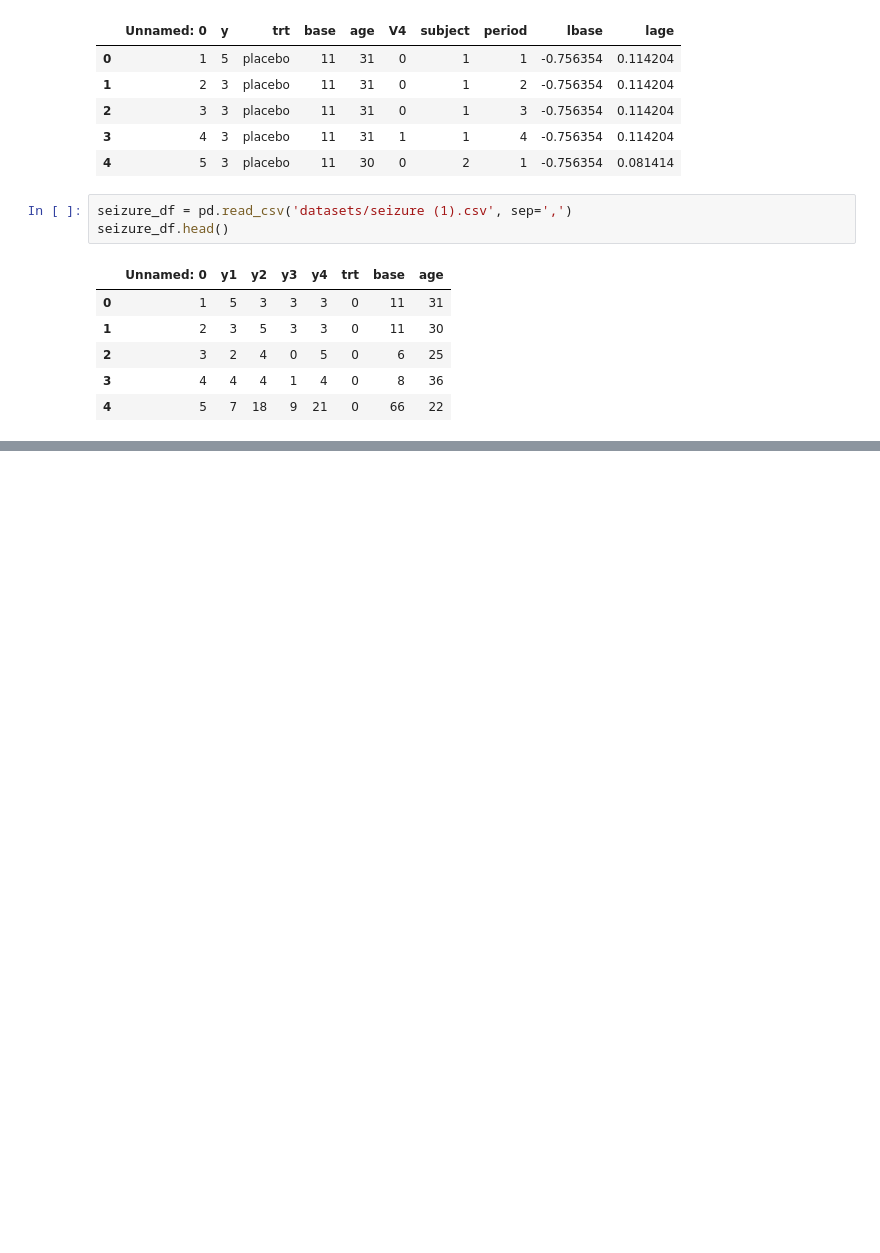
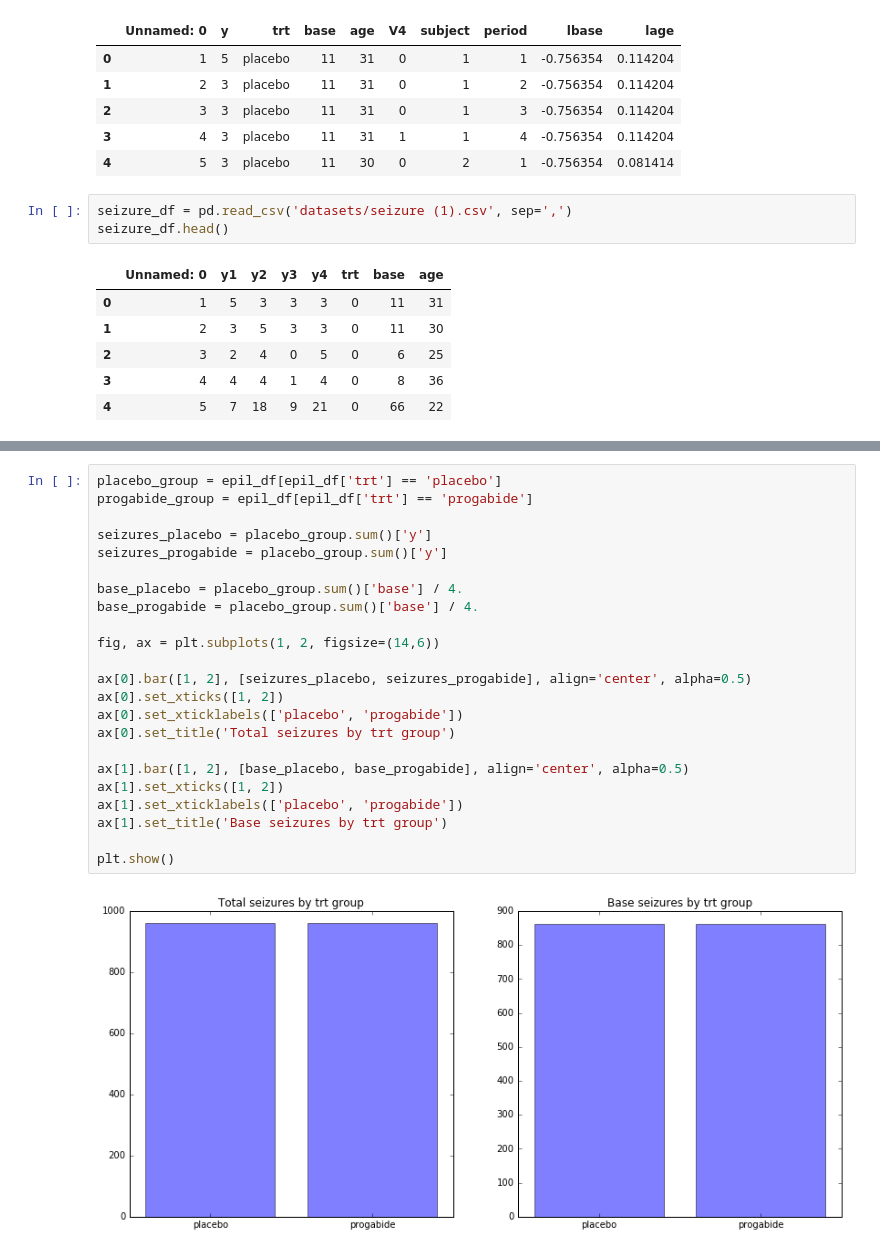
Before and after one commit to fbecerra/seizuresandepilepsy, a Jupyter notebook: explore_epil_data.ipynb, the cells around one changed output, grey strips where cells are left out. Cells and saved outputs as stored; diff of their text form; blank space fills up the shorter version.

```diff
--- a/explore_epil_data.ipynb
+++ b/explore_epil_data.ipynb
@@ -27,0 +91,25 @@ seizure_df.head()
+# %%
+placebo_group = epil_df[epil_df['trt'] == 'placebo']
+progabide_group = epil_df[epil_df['trt'] == 'progabide']
+
+seizures_placebo = placebo_group.sum()['y']
+seizures_progabide = placebo_group.sum()['y']
+
+base_placebo = placebo_group.sum()['base'] / 4.
+base_progabide = placebo_group.sum()['base'] / 4.
+
+fig, ax = plt.subplots(1, 2, figsize=(14,6))
+
+ax[0].bar([1, 2], [seizures_placebo, seizures_progabide], align='center', alpha=0.5)
+ax[0].set_xticks([1, 2])
+ax[0].set_xticklabels(['placebo', 'progabide'])
+ax[0].set_title('Total seizures by trt group')
+
+ax[1].bar([1, 2], [base_placebo, base_progabide], align='center', alpha=0.5)
+ax[1].set_xticks([1, 2])
+ax[1].set_xticklabels(['placebo', 'progabide'])
+ax[1].set_title('Base seizures by trt group')
+
+plt.show()
+# %% [output]
+[figure, added]
```
Also changed, not shown: parts of 3 cells of this notebook.
